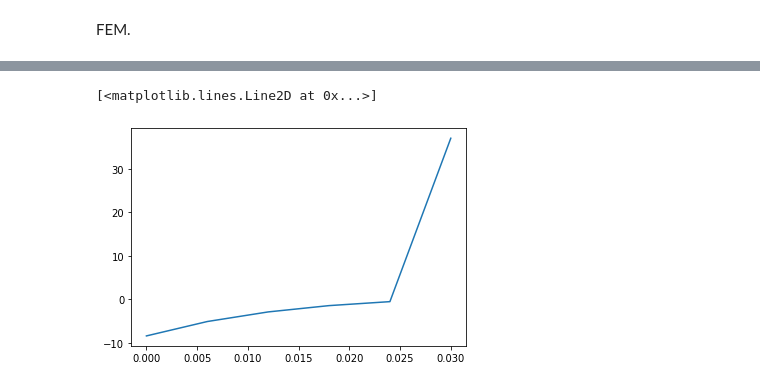
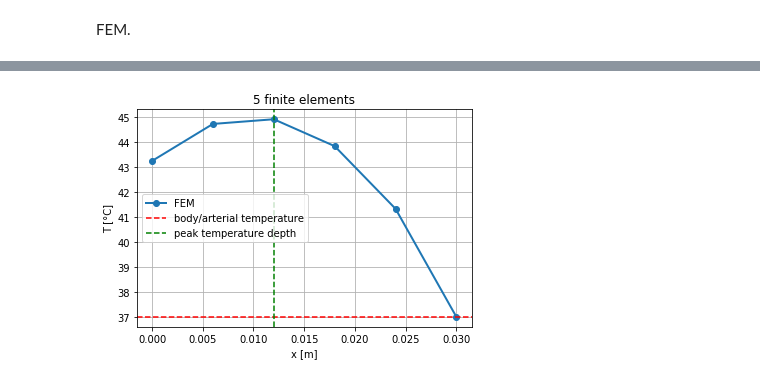
Before and after one commit to akapet00/neural-bhte, a Jupyter notebook: bioheat1D-time-invariant.ipynb, the cells around one changed output, grey strips where cells are left out. Drawn from its saved outputs; the diff is of its cells as text; code cells hidden in the pictures.

```diff
--- a/bioheat1D-time-invariant.ipynb
+++ b/bioheat1D-time-invariant.ipynb
@@ -216,11 +222,10 @@ def assemble_r(rhss, rhs_glob):
 # %%
 # domain
 L = 3e-2
-x = np.linspace(0, L, 49)
+x = np.linspace(0, L, 100)
 
 # fem
 N = 5 # number of elements
-dx = L/N
 
 # solution
 lhs_glob = np.zeros((N+1, N+1))
@@ -243,19 +248,21 @@ nn_x22 = lambda x, a, b: k * 1/(b-a)**2
 # %%
 a = 0
+dx = L/N
 b = dx
 lhs = np.zeros((2, 2))
 rhs = np.zeros((2, 1))
 lhss = []
 rhss = []
 for i in range(N):
-    lhs[0,0] = quad(nn11, a, b, args=(a, b))[0] + quad(nn_x11, a, b, args=(a, b))[0]
-    lhs[0,1] = quad(nn12, a, b, args=(a, b))[0] + quad(nn_x12, a, b, args=(a, b))[0]
-    lhs[1,0] = quad(nn21, a, b, args=(a, b))[0] + quad(nn_x21, a, b, args=(a, b))[0]
-    lhs[1,1] = quad(nn22, a, b, args=(a, b))[0] + quad(nn_x22, a, b, args=(a, b))[0]
+    print('{}. element: integration domain [{}, {}]'.format(i+1, a, b))
+    lhs[0,0] = -(quad(nn11, a, b, args=(a, b))[0] + quad(nn_x11, a, b, args=(a, b))[0])
+    lhs[0,1] = -(quad(nn12, a, b, args=(a, b))[0] + quad(nn_x12, a, b, args=(a, b))[0])
+    lhs[1,0] = -(quad(nn21, a, b, args=(a, b))[0] + quad(nn_x21, a, b, args=(a, b))[0])
+    lhs[1,1] = -(quad(nn22, a, b, args=(a, b))[0] + quad(nn_x22, a, b, args=(a, b))[0])
     lhss.append(lhs)
 
-    rhs[0, 0] = quad(n1, a, b, args=(a, b))[0]
-    rhs[1, 0] = quad(n2, a, b, args=(a, b))[0]
+    rhs[0, 0] = -(quad(n1, a, b, args=(a, b))[0])
+    rhs[1, 0] = -(quad(n2, a, b, args=(a, b))[0])
     rhss.append(rhs)
 
     a = a + dx
@@ -274,0 +286,5 @@ rhs_glob[0, 0] -= h_0 * T_f
+# %%
+# RBC
+lhs_glob[0, 0] -= h_0
+rhs_glob[0, 0] -= h_0 * T_f
+rhs_glob[-1, 0] -= T_c * lhs_glob[-1, -2]
@@ -285,6 +309,14 @@ array([[-8.39462218],
        [37.        ]])
-# %%
-plt.plot(np.linspace(0, L, T.shape[0]), T)
-# %% [output]
-[<matplotlib.lines.Line2D at 0x...>]
-[figure, removed]
+# %%
+x = np.linspace(0, L, num=T.shape[0])
+plt.plot(x, T, linewidth=2, marker='o', label='FEM')
+plt.xlabel('x [m]')
+plt.ylabel('T [°C]')
+plt.axhline(y=T_c, color='red', linestyle='--', label='body/arterial temperature')
+plt.axvline(x=x[np.where(np.max(T)==T)[0]], color='green', linestyle='--', label='peak temperature depth')
+plt.grid()
+plt.legend(loc='best')
+plt.title('{} finite elements'.format(N))
+plt.show()
+# %% [output]
+[figure, added]
```
Also changed, not shown: parts of 12 cells of this notebook, 1 other file.
